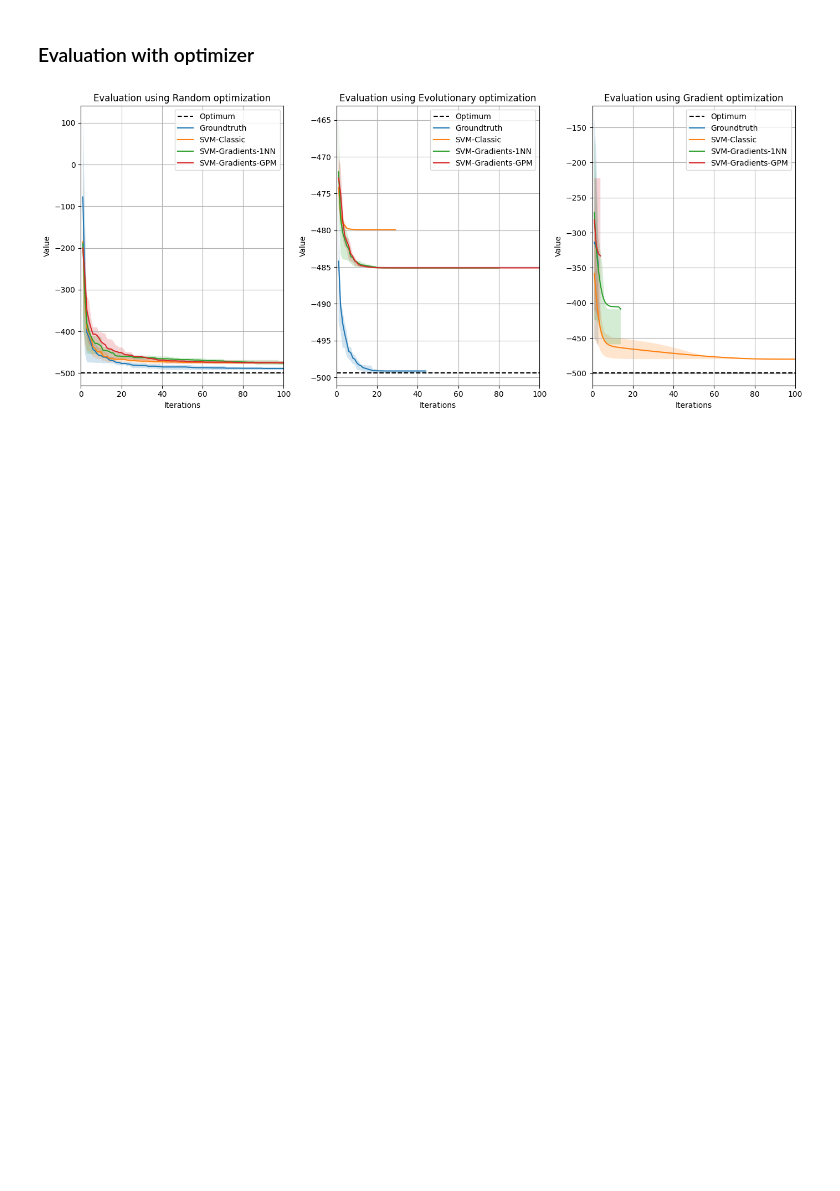
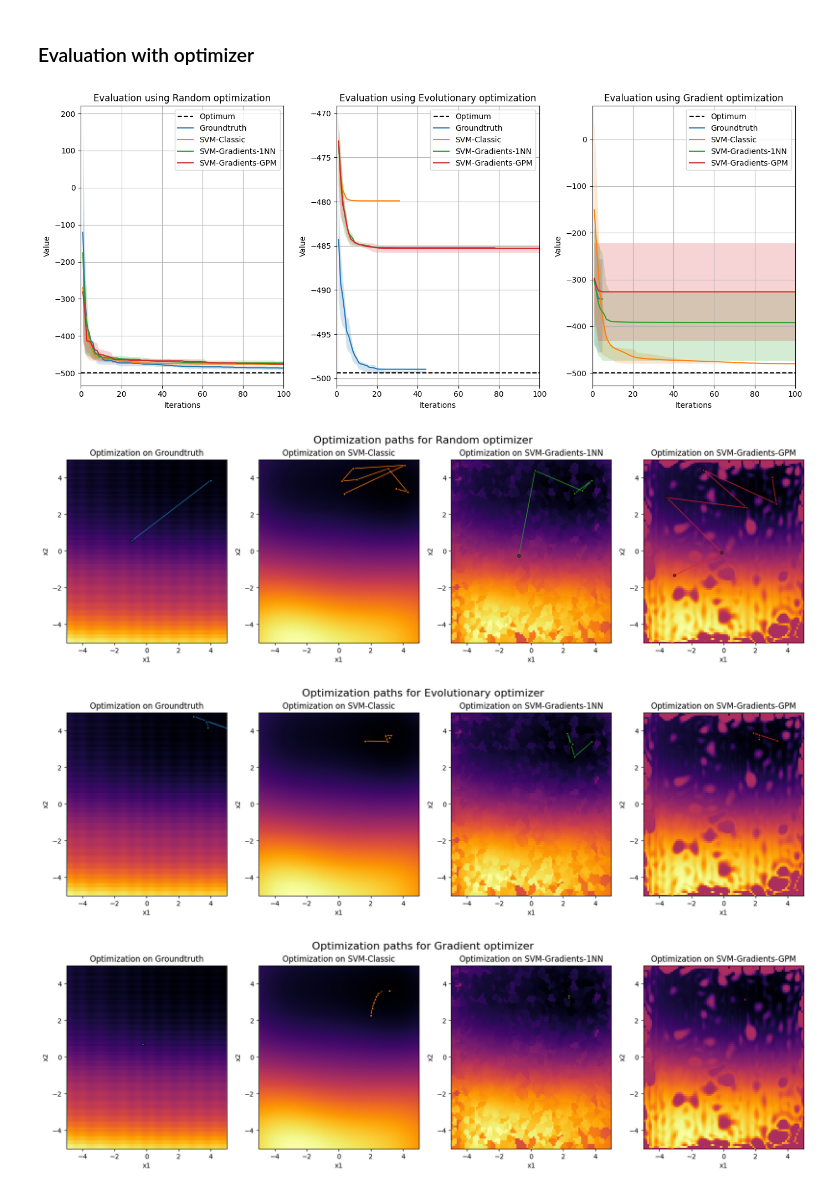
Before and after one commit to mo374z/OptimizationTestfunctionGeneration, a Jupyter notebook: main/f3_simulation.ipynb, the cells around one changed output. Cells and saved outputs as stored; diff of their text form; code cells hidden in the pictures; blank space fills up the shorter version.

Commit message:
Add evaluation f1 and f3

```diff
--- a/main/f3_simulation.ipynb
+++ b/main/f3_simulation.ipynb
@@ -125,10 +128,10 @@ tbd
 # %% [markdown]
 ### Evaluation with optimizer
 # %%
-svm_classic_f = lambda x: svm_p3.predict(x.reshape(1, -1))
-svm_grads_1nn_f = lambda x: svm_grad_1nn(x.reshape(1, -1))
-svm_grads_gpm_f= lambda x: svm_grad_gpm(x.reshape(1, -1))
-problem_f03_ = lambda x: problem_f03(x.reshape(1,-1))
+svm_classic_f = lambda x: svm_p3.predict(x.reshape(1, -1) if len(x.shape) == 1 else x)
+svm_grads_1nn_f = lambda x: svm_grad_1nn(x.reshape(1, -1) if len(x.shape) == 1 else x)
+svm_grads_gpm_f= lambda x: svm_grad_gpm(x.reshape(1, -1) if len(x.shape) == 1 else x)
+problem_f03_ = lambda x: problem_f03(x.reshape(1, -1) if len(x.shape) == 1 else x)
 
 functions = [
                [problem_f03_, 'Groundtruth']
@@ -153,4 +156,12 @@ plt.xlim(0,100)
 plt.tight_layout()
 plt.show()
 # %% [output]
-[figure, old version]
+[figure, new version]
+# %%
+plot_optimization_paths(functions, 'Random', n_dim=2, n_times=20, i_evaluations=100, colors=['tab:blue', 'tab:orange', 'tab:green', 'tab:red']).show()
+plot_optimization_paths(functions, 'Evolutionary', n_dim=2, n_times=20, i_evaluations=100, colors=['tab:blue', 'tab:orange', 'tab:green', 'tab:red']).show()
+plot_optimization_paths(functions, 'Gradient', n_dim=2, n_times=20, i_evaluations=100, colors=['tab:blue', 'tab:orange', 'tab:green', 'tab:red']).show()
+# %% [output]
+[figure, added]
+[figure, added]
+[figure, added]
```
Also changed, not shown: parts of 17 cells of this notebook, 3 other files.
